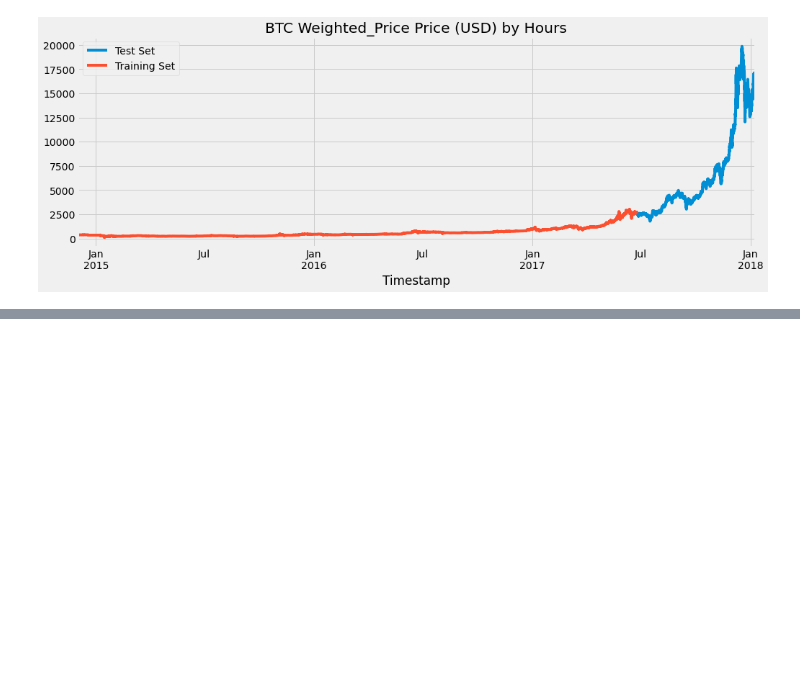
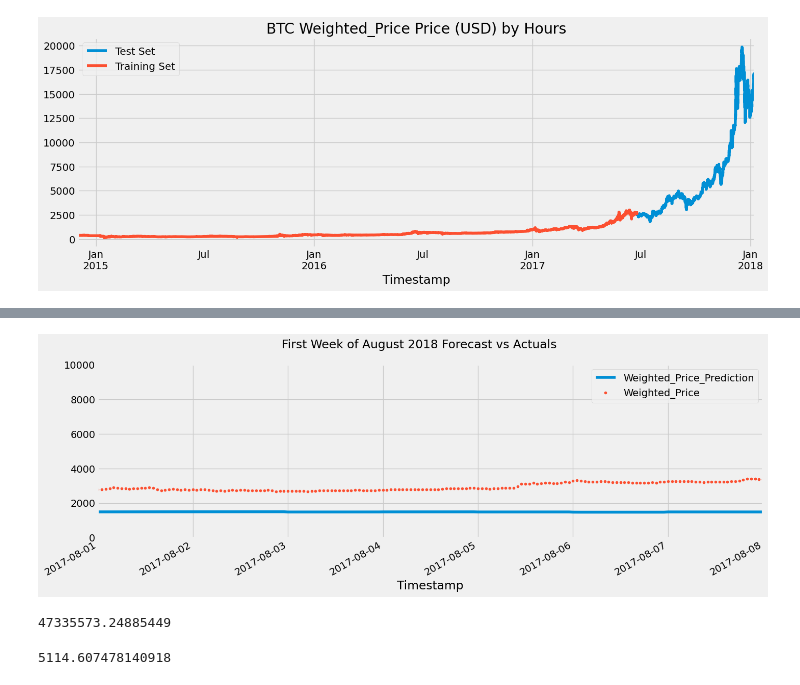
Before and after one commit to minhphuong4203-bot/21128771_Da2_lab05, a Jupyter notebook: 21128771_DangMinhPhuong_lab04.ipynb, the cells around one changed output, grey strips where cells are left out. Saved outputs shown, nothing was run; the diff lists cells and outputs as text; code cells hidden in the pictures; blank space fills up the shorter version.

```diff
--- a/21128771_DangMinhPhuong_lab04.ipynb
+++ b/21128771_DangMinhPhuong_lab04.ipynb
@@ -445,0 +529,22 @@ TypeError: fit() got an unexpected keyword argument 'early_stopping_rounds'
+# %%
+# Plot the forecast with the actuals
+f, ax = plt.subplots(1)
+f.set_figheight(5)
+f.set_figwidth(15)
+_ = data_all[['Weighted_Price_Prediction','Weighted_Price']].plot(ax=ax,
+                                              style=['-','.'])
+ax.set_xbound(lower='08-01-2017', upper='08-08-2017')
+ax.set_ylim(0, 10000)
+plot = plt.suptitle('First Week of August 2018 Forecast vs Actuals')
+# %% [output]
+[figure, added]
+# %%
+mean_squared_error(y_true=data_test['Weighted_Price'],
+                   y_pred=data_test['Weighted_Price_Prediction'])
+# %% [output]
+47335573.24885449
+# %%
+mean_absolute_error(y_true=data_test['Weighted_Price'],
+                   y_pred=data_test['Weighted_Price_Prediction'])
+# %% [output]
+5114.607478140918
```
Also changed, not shown: parts of 52 cells of this notebook, 2 other files.
